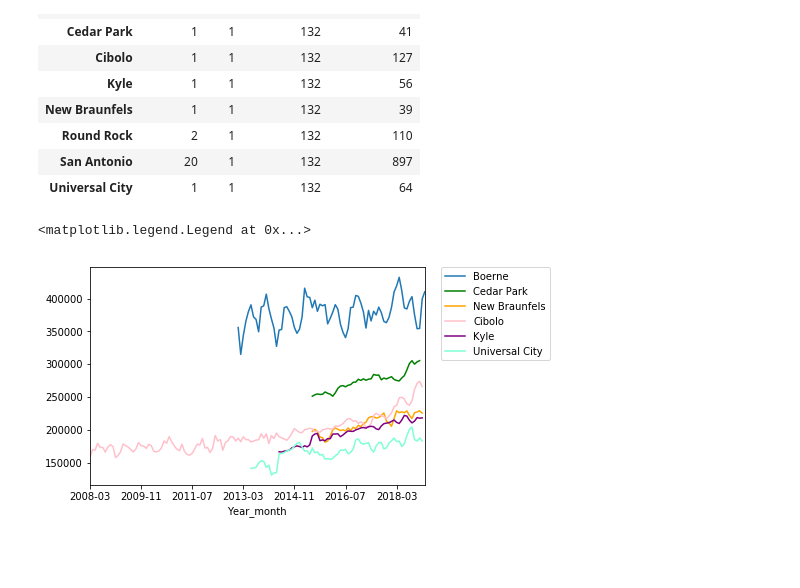
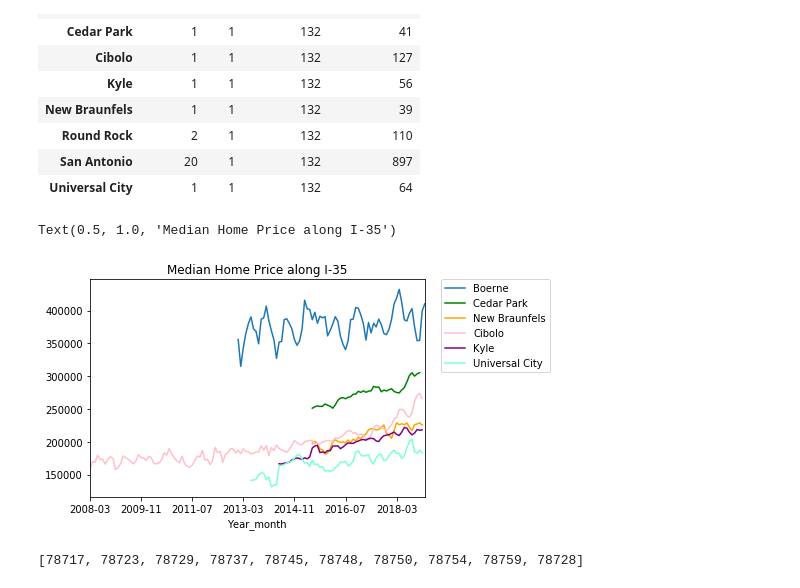
Before and after one commit to kkh1178/zillow, a Jupyter notebook: zillowproperties.ipynb, the cells around one changed output. Saved outputs shown, nothing was run; the diff lists cells and outputs as text; code cells hidden in the pictures; blank space fills up the shorter version.

Commit message:
Adding more median home prices

```diff
--- a/zillowproperties.ipynb
+++ b/zillowproperties.ipynb
@@ -420,16 +430,17 @@ sa = tx_med.loc[tx_med['City'] == "San Antonio"]
 uc = tx_med.loc[tx_med['City'] == "Universal City"]
 # %%
 # I'm only interested in the cities that have one zip code for now.
-ax = boerne.plot('Year_month', 'Median Price', label='Boerne')
-cp.plot('Year_month', 'Median Price', ax=ax, color='green', label="Cedar Park")
-nb.plot('Year_month', 'Median Price', color='orange', ax=ax, label='New Braunfels')
-cibolo.plot('Year_month', 'Median Price', color='pink', ax=ax, label='Cibolo')
-kyle.plot('Year_month', 'Median Price', color='purple', ax=ax, label='Kyle')
-uc.plot('Year_month', 'Median Price', color='aquamarine', ax=ax, label='Universal City')
+ax1 = boerne.plot('Year_month', 'Median Price', label='Boerne')
+cp.plot('Year_month', 'Median Price', ax=ax1, color='green', label="Cedar Park")
+nb.plot('Year_month', 'Median Price', color='orange', ax=ax1, label='New Braunfels')
+cibolo.plot('Year_month', 'Median Price', color='pink', ax=ax1, label='Cibolo')
+kyle.plot('Year_month', 'Median Price', color='purple', ax=ax1, label='Kyle')
+uc.plot('Year_month', 'Median Price', color='aquamarine', ax=ax1, label='Universal City')
 
-ax.legend(bbox_to_anchor=(1.05, 1), loc=2, borderaxespad=0.)
+ax1.legend(bbox_to_anchor=(1.05, 1), loc=2, borderaxespad=0.)
+plt.title(label="Median Home Price along I-35", loc='center')
 # %% [output]
-<matplotlib.legend.Legend at 0x...>
+Text(0.5, 1.0, 'Median Home Price along I-35')
-[figure, old version]
+[figure, new version]
 # %%
 # Omg. Don't live in Boerne unless you rich.
@@ -438,0 +447,7 @@ ax.legend(bbox_to_anchor=(1.05, 1), loc=2, borderaxespad=0.)
+# %%
+# Getting unique Zip codes in Austin and creating a list to make it easier to graph
+
+testzip = austin['Zip Code'].unique()
+testzip.tolist()
+# %% [output]
+[78717, 78723, 78729, 78737, 78745, 78748, 78750, 78754, 78759, 78728]
```
Also changed, not shown: parts of 9 cells of this notebook.
